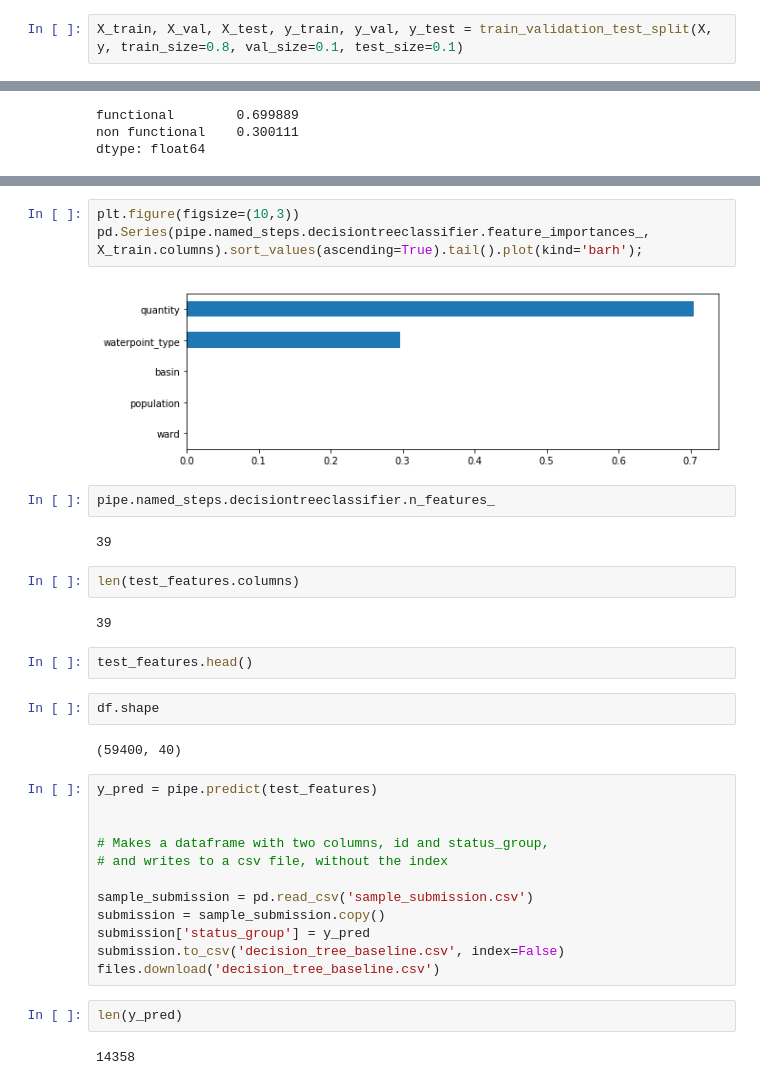
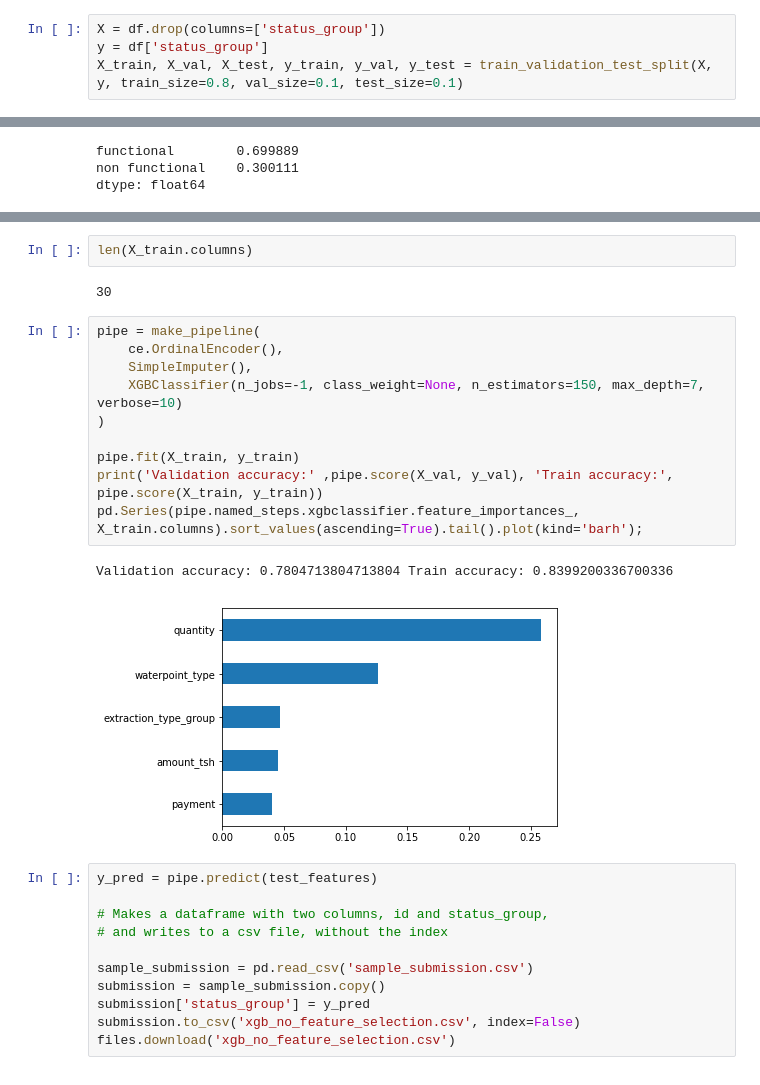
Before and after one commit to bkrant/DS3-Predictive-Modeling-Challenge, a Jupyter notebook: WaterPump_Kaggle.ipynb, the cells around one changed output, grey strips where cells are left out. Cells and saved outputs as stored; diff of their text form.

```diff
--- a/WaterPump_Kaggle.ipynb
+++ b/WaterPump_Kaggle.ipynb
@@ -116,6 +321,8 @@ def train_validation_test_split(X, y, train_size=0.8, val_size=0.1, test_size=0.
 
     return X_train, X_val, X_test, y_train, y_val, y_test
 # %%
+X = df.drop(columns=['status_group'])
+y = df['status_group']
 X_train, X_val, X_test, y_train, y_val, y_test = train_validation_test_split(X, y, train_size=0.8, val_size=0.1, test_size=0.1)
 # %%
 df.status_group.value_counts(normalize=True)
@@ -182,25 +392,22 @@ pipe.score(X_val, y_val)
-# %%
-plt.figure(figsize=(10,3))
-pd.Series(pipe.named_steps.decisiontreeclassifier.feature_importances_, X_train.columns).sort_values(ascending=True).tail().plot(kind='barh');
-# %% [output]
-[figure, removed]
-# %%
-pipe.named_steps.decisiontreeclassifier.n_features_
-# %% [output]
-39
 # %%
-len(test_features.columns)
+len(X_train.columns)
 # %% [output]
-39
+30
-# %%
-test_features.head()
-# %%
-df.shape
-# %% [output]
-(59400, 40)
+# %%
+pipe = make_pipeline(
+    ce.OrdinalEncoder(),
+    SimpleImputer(),
+    XGBClassifier(n_jobs=-1, class_weight=None, n_estimators=150, max_depth=7, verbose=10)
+)
+
+pipe.fit(X_train, y_train)
+print('Validation accuracy:' ,pipe.score(X_val, y_val), 'Train accuracy:', pipe.score(X_train, y_train))
+pd.Series(pipe.named_steps.xgbclassifier.feature_importances_, X_train.columns).sort_values(ascending=True).tail().plot(kind='barh');
+# %% [output]
+Validation accuracy: 0.7804713804713804 Train accuracy: 0.8399200336700336
+[figure, added]
 # %%
 y_pred = pipe.predict(test_features)
-
 
 # Makes a dataframe with two columns, id and status_group,
 # and writes to a csv file, without the index
@@ -208,9 +415,5 @@ y_pred = pipe.predict(test_features)
 sample_submission = pd.read_csv('sample_submission.csv')
 submission = sample_submission.copy()
 submission['status_group'] = y_pred
-submission.to_csv('decision_tree_baseline.csv', index=False)
-files.download('decision_tree_baseline.csv')
+submission.to_csv('xgb_no_feature_selection.csv', index=False)
+files.download('xgb_no_feature_selection.csv')
-# %%
-len(y_pred)
-# %% [output]
-14358
```
Also changed, not shown: parts of 42 cells of this notebook.
